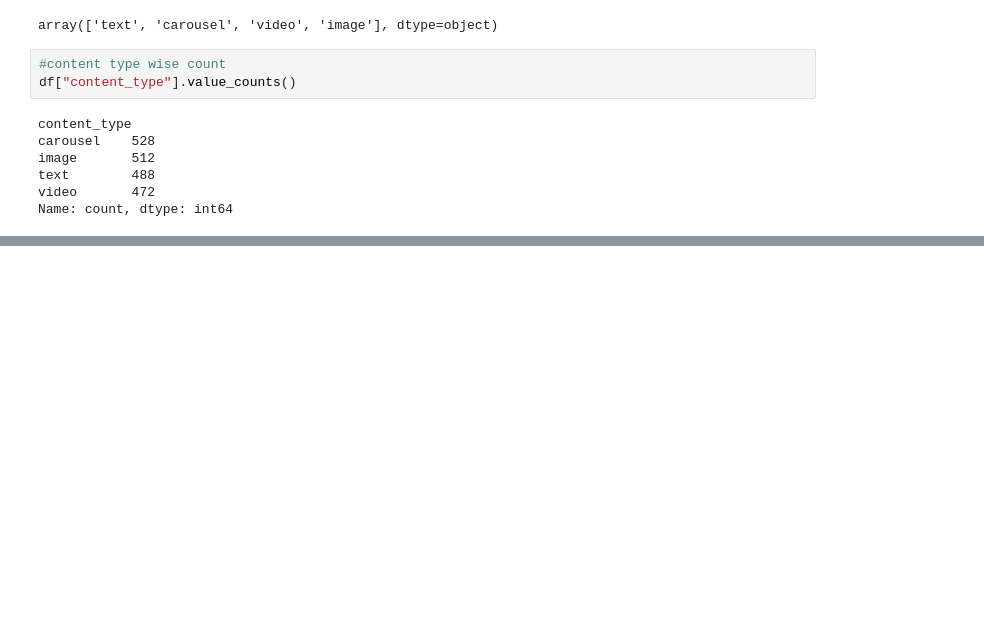
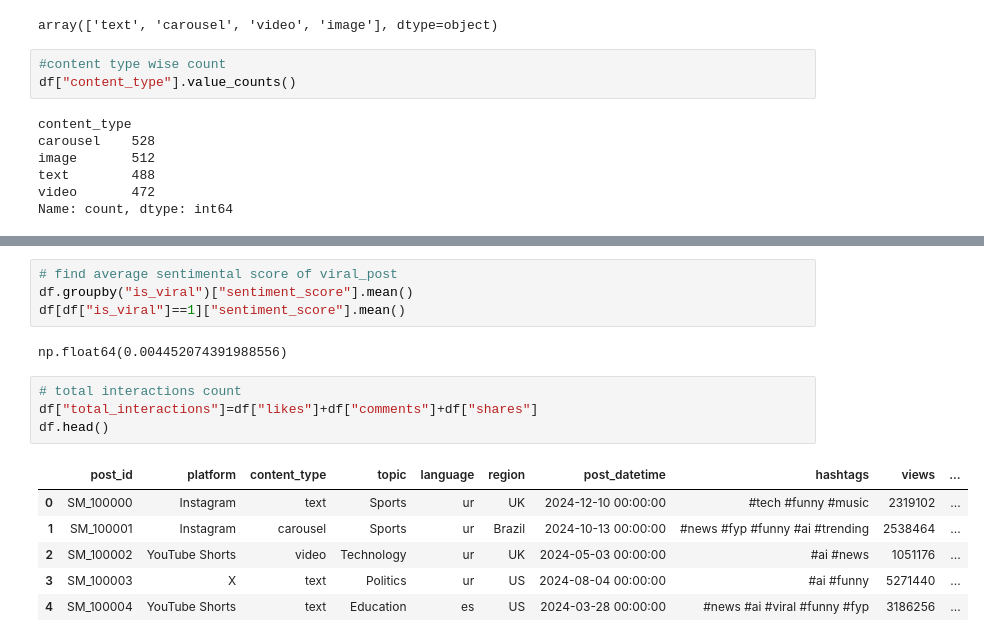
Before and after one commit to Shejeerps/pandas-works, a Jupyter notebook: socialmedia_casestudy/social_media.ipynb, the cells around one changed output, grey strips where cells are left out. Drawn from its saved outputs; the diff is of its cells as text; blank space fills up the shorter version.

```diff
--- a/socialmedia_casestudy/social_media.ipynb
+++ b/socialmedia_casestudy/social_media.ipynb
@@ -87,0 +149,17 @@ Name: count, dtype: int64
+# %%
+# find average sentimental score of viral_post
+df.groupby("is_viral")["sentiment_score"].mean()
+df[df["is_viral"]==1]["sentiment_score"].mean()
+# %% [output]
+np.float64(0.004452074391988556)
+# %%
+# total interactions count
+df["total_interactions"]=df["likes"]+df["comments"]+df["shares"]
+df.head()
+# %% [output]
+|  | post_id | platform | content_type | topic | language | region | post_datetime | hashtags | views | ... |
+| 0 | SM_100000 | Instagram | text | Sports | ur | UK | 2024-12-10 00:00:00 | #tech #funny #music | 2319102 | ... |
+| 1 | SM_100001 | Instagram | carousel | Sports | ur | Brazil | 2024-10-13 00:00:00 | #news #fyp #funny #ai #trending | 2538464 | ... |
+| 2 | SM_100002 | YouTube Shorts | video | Technology | ur | UK | 2024-05-03 00:00:00 | #ai #news | 1051176 | ... |
+| 3 | SM_100003 | X | text | Politics | ur | US | 2024-08-04 00:00:00 | #ai #funny | 5271440 | ... |
+| 4 | SM_100004 | YouTube Shorts | text | Education | es | US | 2024-03-28 00:00:00 | #news #ai #viral #funny #fyp | 3186256 | ... |
```
Also changed, not shown: parts of 10 cells of this notebook, 2 other files.
